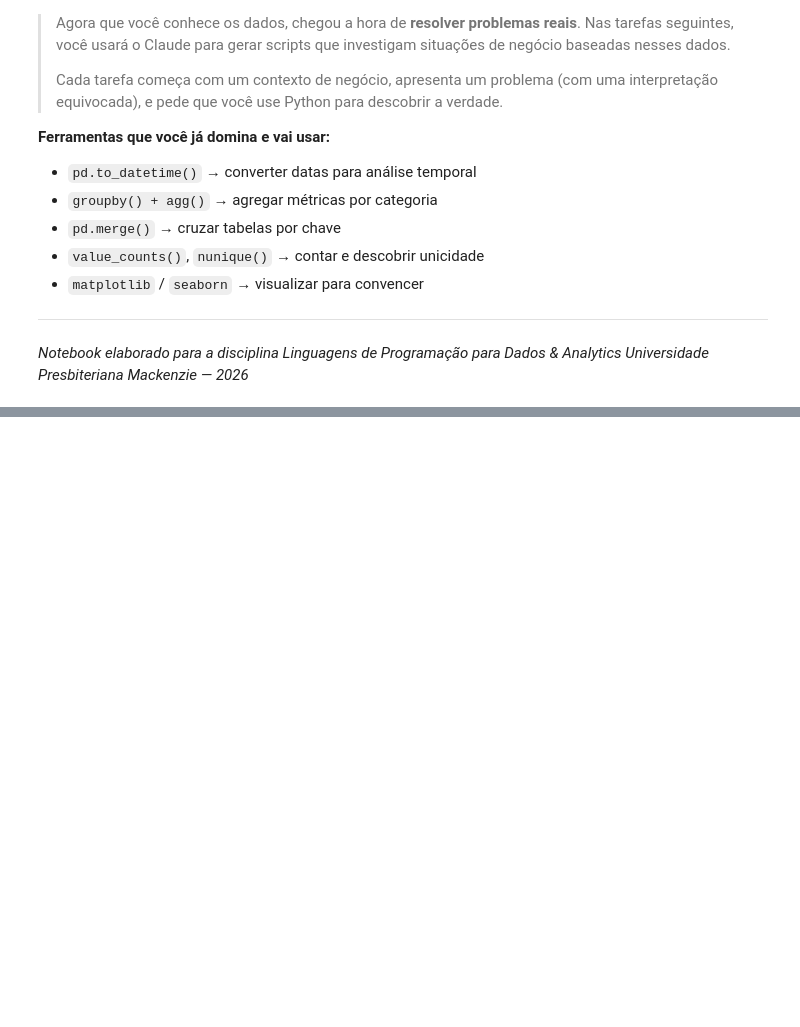
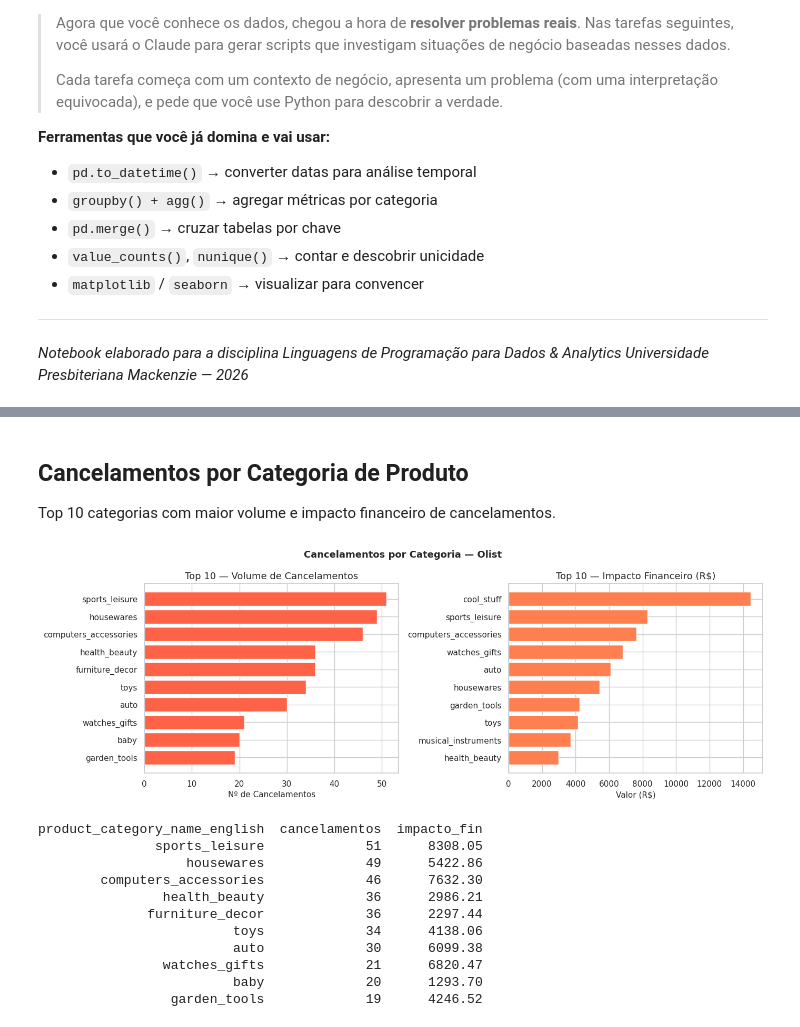
Before and after one commit to bepam/aulaspam, a Jupyter notebook: EDA_Olist_Mackenzie_2026.ipynb, the cells around one changed output, grey strips where cells are left out. Drawn from its saved outputs; the diff is of its cells as text; code cells hidden in the pictures; blank space fills up the shorter version.

```diff
--- a/EDA_Olist_Mackenzie_2026.ipynb
+++ b/EDA_Olist_Mackenzie_2026.ipynb
@@ -1961,0 +2302,52 @@ ANÁLISE 1 — Ticket Médio (R$) por Categoria — Top 8
+# %% [markdown]
+## Cancelamentos por Categoria de Produto
+
+Top 10 categorias com maior volume e impacto financeiro de cancelamentos.
+# %%
+# ── TAREFA 2 — ETAPA 3: Por Categoria ───────────────────────────────────────
+
+# Merges encadeados
+df_cat = pd.merge(df_canceled, df_items, on="order_id", how="left")
+df_cat = pd.merge(df_cat, df_products, on="product_id", how="left")
+df_cat = pd.merge(df_cat, df_translate, on="product_category_name", how="left")
+
+# Agrupa por categoria
+por_cat = df_cat.groupby("product_category_name_english").agg(
+    cancelamentos = ("order_id", "count"),
+    impacto_fin   = ("price", "sum")
+).reset_index().dropna()
+
+top_volume   = por_cat.sort_values("cancelamentos", ascending=False).head(10)
+top_financeiro = por_cat.sort_values("impacto_fin", ascending=False).head(10)
+
+# Gráficos
+fig, (ax1, ax2) = plt.subplots(1, 2, figsize=(14, 5))
+
+ax1.barh(top_volume["product_category_name_english"], top_volume["cancelamentos"], color="tomato")
+ax1.set_title("Top 10 — Volume de Cancelamentos")
+ax1.set_xlabel("Nº de Cancelamentos")
+ax1.invert_yaxis()
+
+ax2.barh(top_financeiro["product_category_name_english"], top_financeiro["impacto_fin"], color="coral")
+ax2.set_title("Top 10 — Impacto Financeiro (R$)")
+ax2.set_xlabel("Valor (R$)")
+ax2.invert_yaxis()
+
+plt.suptitle("Cancelamentos por Categoria — Olist", fontsize=13, fontweight="bold")
+plt.tight_layout()
+plt.show()
+
+print(por_cat.sort_values("cancelamentos", ascending=False).head(10).to_string(index=False))
+# %% [output]
+[figure, added]
+product_category_name_english  cancelamentos  impacto_fin
+               sports_leisure             51      8308.05
+                   housewares             49      5422.86
+        computers_accessories             46      7632.30
+                health_beauty             36      2986.21
+              furniture_decor             36      2297.44
+                         toys             34      4138.06
+                         auto             30      6099.38
+                watches_gifts             21      6820.47
+                         baby             20      1293.70
+                 garden_tools             19      4246.52
```
Also changed, not shown: parts of 18 cells of this notebook.
